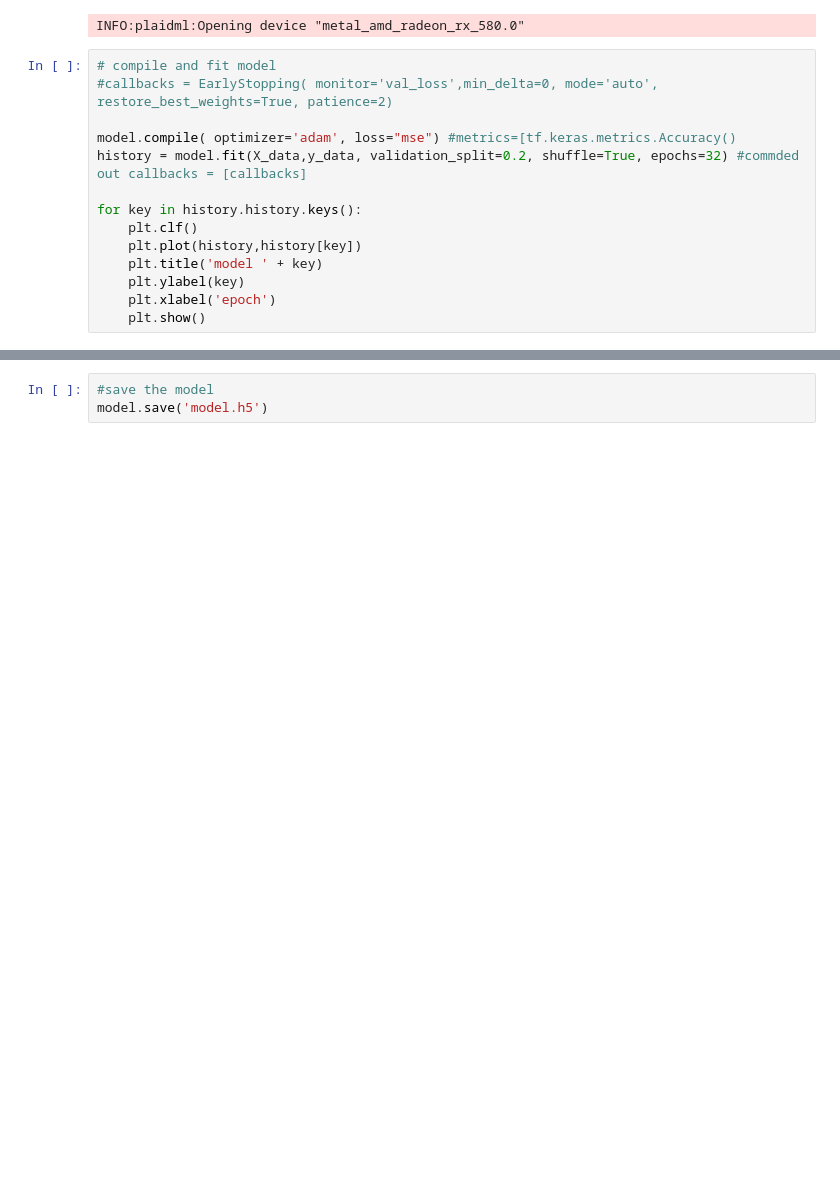
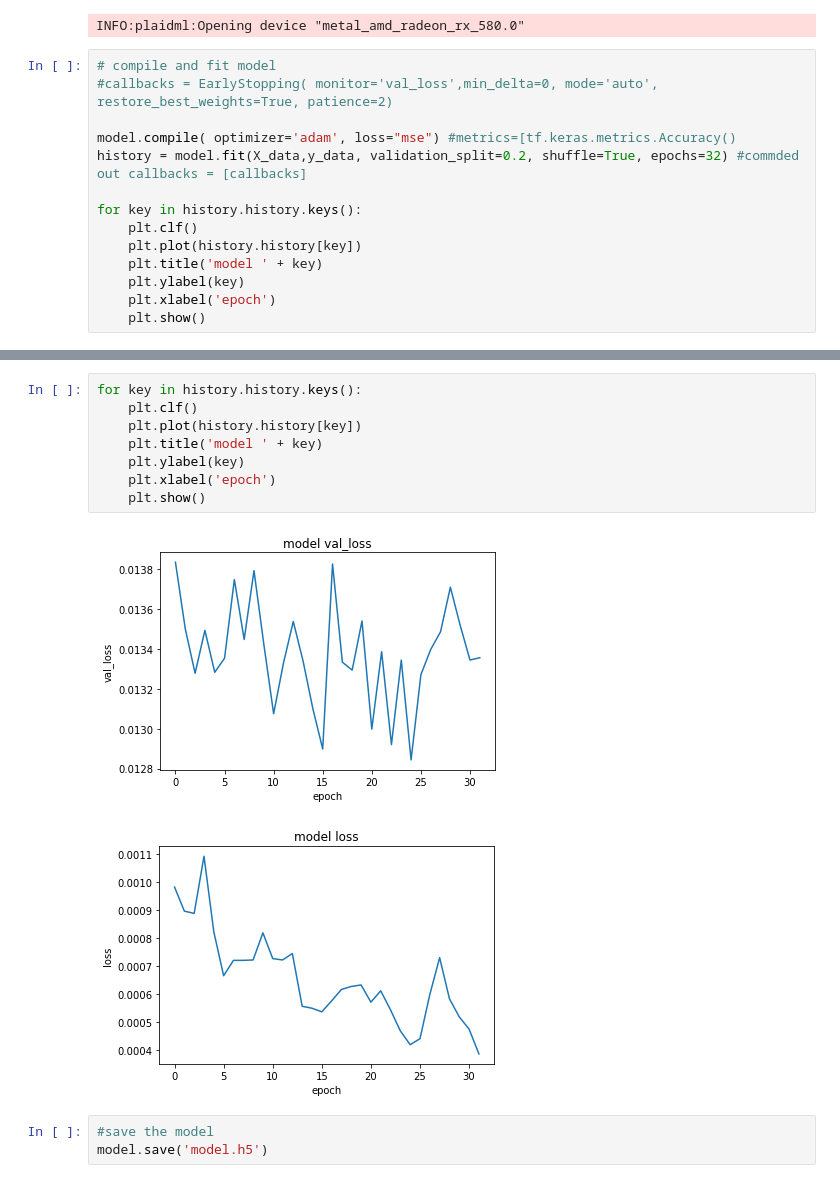
Before and after one commit to DiegelD/CarND-Behavior-Cloning, a Jupyter notebook: Behaviour_Cloning.ipynb, the cells around one changed output, grey strips where cells are left out. Cells and saved outputs as stored; diff of their text form; blank space fills up the shorter version.

```diff
--- a/Behaviour_Cloning.ipynb
+++ b/Behaviour_Cloning.ipynb
@@ -208,7 +208,7 @@ history = model.fit(X_data,y_data, validation_split=0.2, shuffle=True, epochs=32
 
 for key in history.history.keys():
     plt.clf()
-    plt.plot(history,history[key])
+    plt.plot(history.history[key])
     plt.title('model ' + key)
     plt.ylabel(key)
     plt.xlabel('epoch')
@@ -234,5 +234,16 @@ Epoch 32/32
 TypeError: 'History' object is not subscriptable
 <Figure size 432x288 with 0 Axes>
+# %%
+for key in history.history.keys():
+    plt.clf()
+    plt.plot(history.history[key])
+    plt.title('model ' + key)
+    plt.ylabel(key)
+    plt.xlabel('epoch')
+    plt.show()
+# %% [output]
+[figure, added]
+[figure, added]
 # %%
 #save the model
 model.save('model.h5')
```
Also changed, not shown: parts of 1 cell of this notebook.
